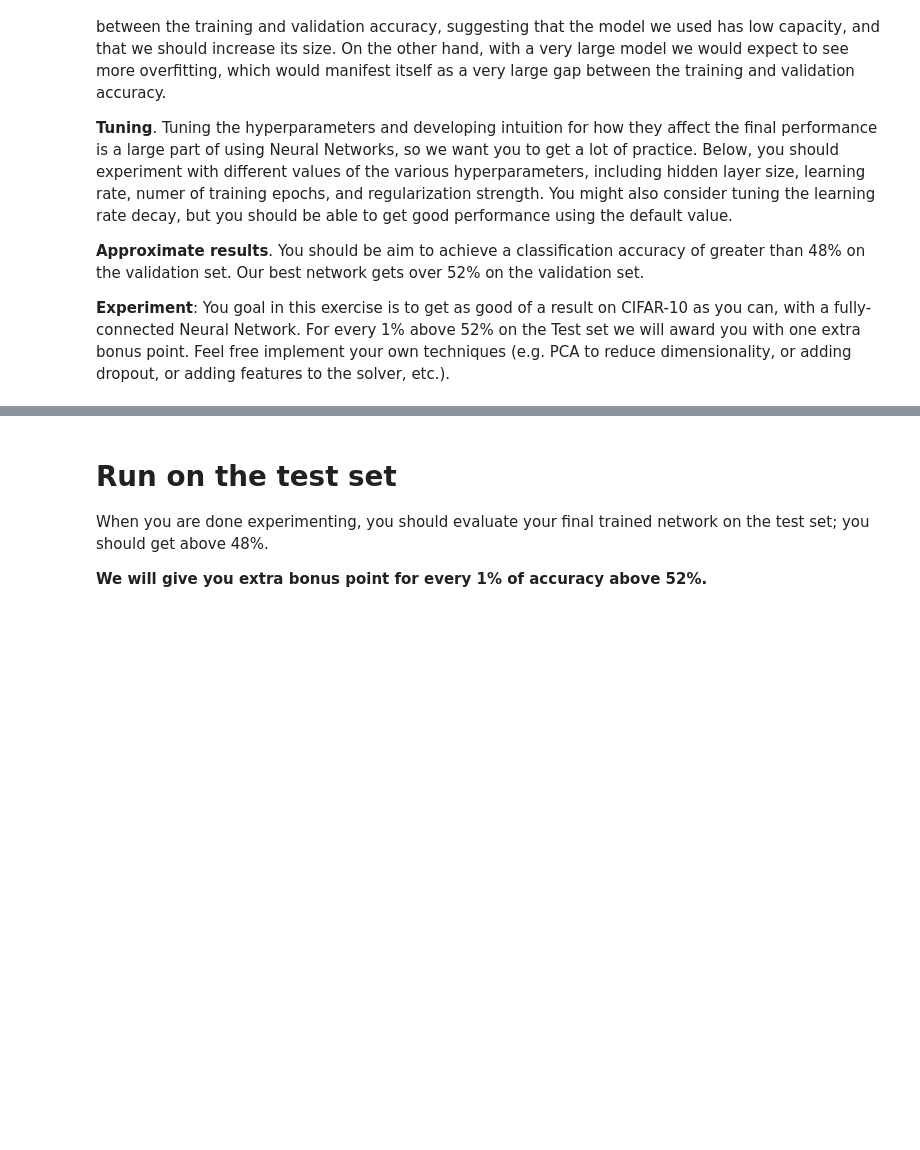
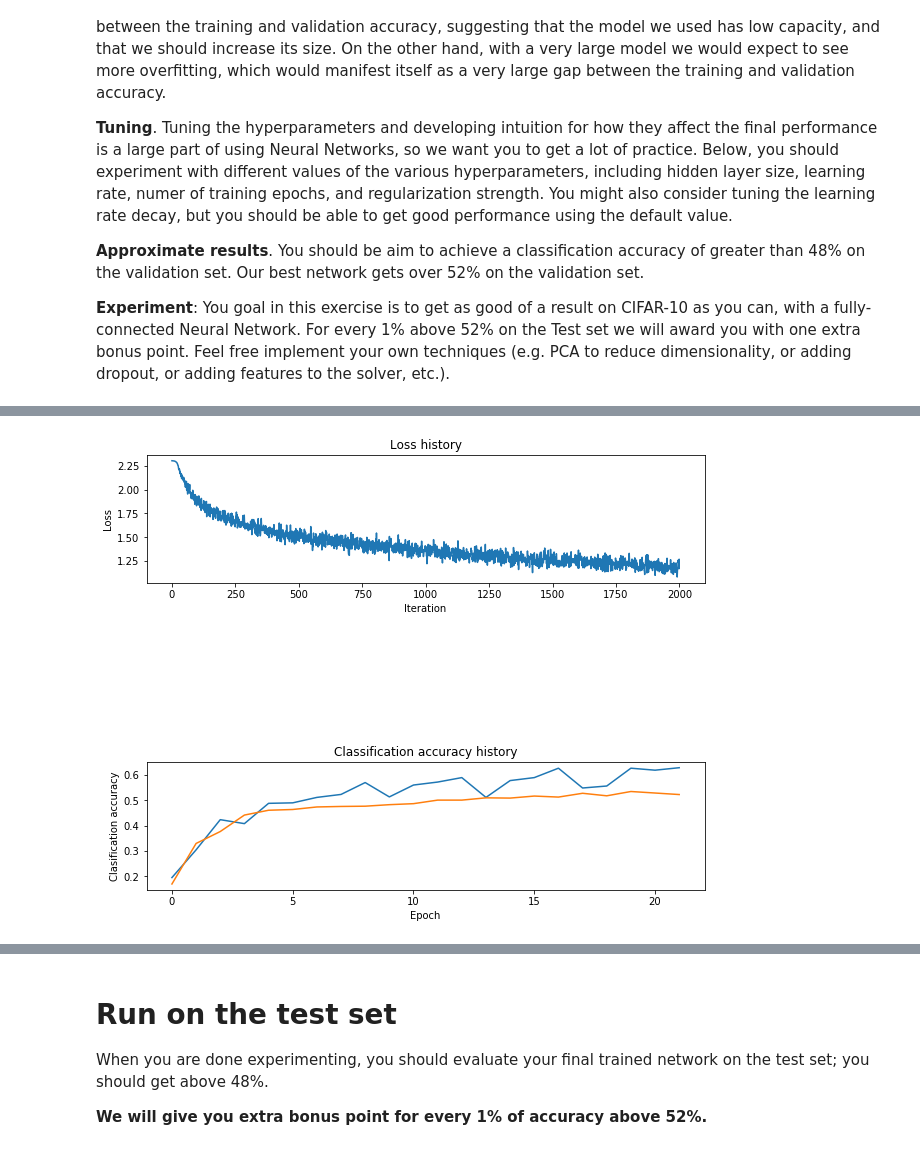
Before and after one commit to TiwazBiu/cs231n, a Jupyter notebook: assignment1/two_layer_net.ipynb, the cells around one changed output, grey strips where cells are left out. Saved outputs shown, nothing was run; the diff lists cells and outputs as text; code cells hidden in the pictures; blank space fills up the shorter version.

```diff
--- a/assignment1/two_layer_net.ipynb
+++ b/assignment1/two_layer_net.ipynb
@@ -291,8 +293,8 @@ show_net_weights(net)
 
 **Experiment**: You goal in this exercise is to get as good of a result on CIFAR-10 as you can, with a fully-connected Neural Network. For every 1% above 52% on the Test set we will award you with one extra bonus point. Feel free implement your own techniques (e.g. PCA to reduce dimensionality, or adding dropout, or adding features to the solver, etc.).
 # %%
-best_net = None # store the best model into this
-
+# best_net = None # store the best model into this
+best_val_accs = 0
 #################################################################################
 # TODO: Tune hyperparameters using the validation set. Store your best trained  #
 # model in best_net.                                                            #
@@ -305,7 +307,27 @@ best_net = None # store the best model into this
 # write code to sweep through possible combinations of hyperparameters          #
 # automatically like we did on the previous exercises.                          #
 #################################################################################
-pass
+input_size = 32 * 32 * 3
+learning_rate = 1e-3
+hidden_size = 400
+num_classes = 10
+
+net = net = TwoLayerNet(input_size, hidden_size, num_classes)
+
+stats = net.train(X_train, y_train, X_val, y_val,
+            num_iters=2000, batch_size=512,
+            learning_rate=1e-3, learning_rate_decay=0.95,
+            reg=0.00,dropout_rate=1.0, verbose=True)
+
+val_accs = (net.predict(X_val) == y_val).mean()
+train_accs = (net.predict(X_train) == y_train).mean()
+print('Validation accuracy: ',val_accs)
+print('Train accuracy: ',train_accs)
+if val_accs > best_val_accs:
+    best_net = net
+    best_val_accs = val_accs
+
+
 #################################################################################
 #                               END OF YOUR CODE                                #
 #################################################################################
@@ -312,2 +352,20 @@ pass
+# %%
+# Plot the loss function and train / validation accuracies
+# print(stats)
+plt.subplot(3, 1, 1)
+plt.plot(stats['loss_history'])
+plt.title('Loss history')
+plt.xlabel('Iteration')
+plt.ylabel('Loss')
+
+plt.subplot(3, 1, 3)
+plt.plot(stats['train_acc_history'], label='train')
+plt.plot(stats['val_acc_history'], label='val')
+plt.title('Classification accuracy history')
+plt.xlabel('Epoch')
+plt.ylabel('Clasification accuracy')
+plt.show()
+# %% [output]
+[figure, added]
 # %%
 # visualize the weights of the best network
```
Also changed, not shown: parts of 7 cells of this notebook, 3 other files.
